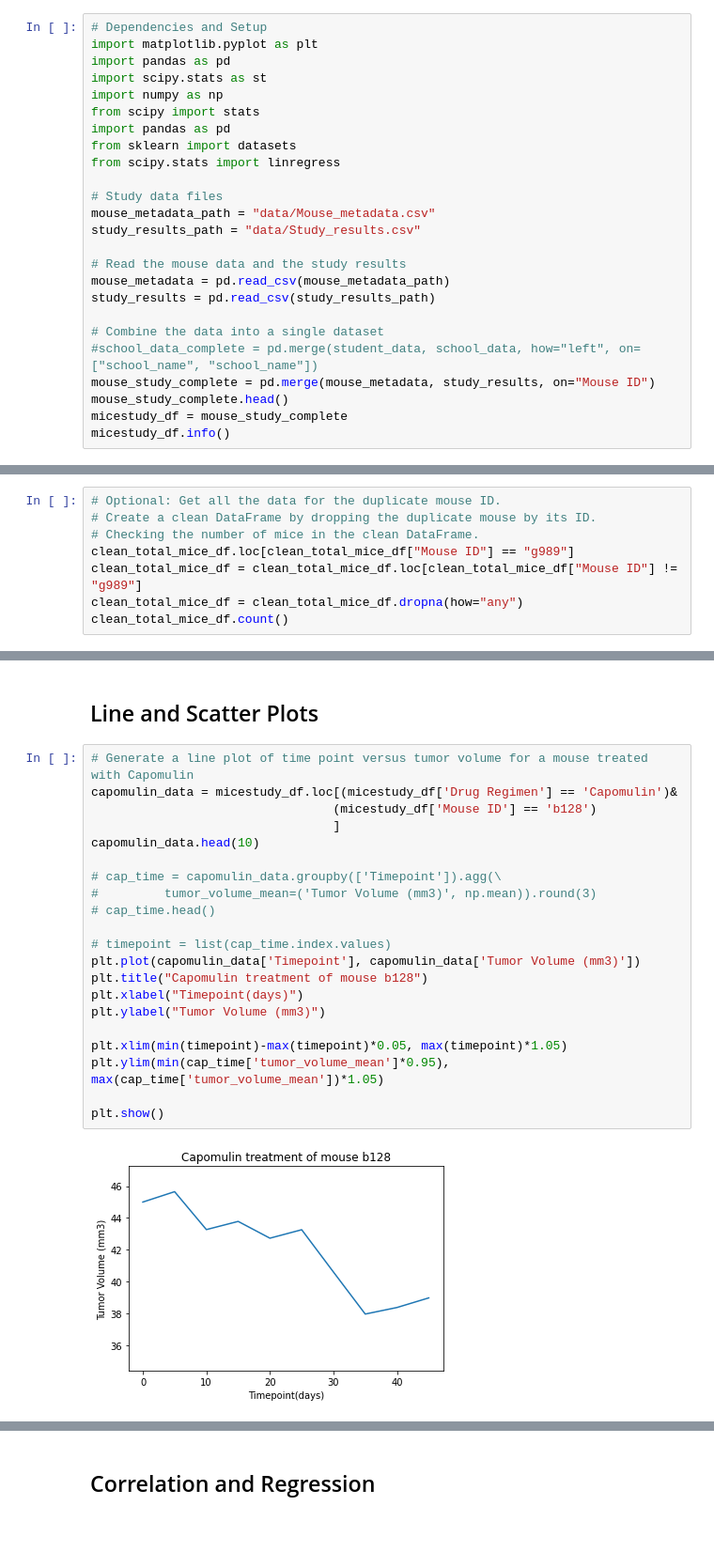
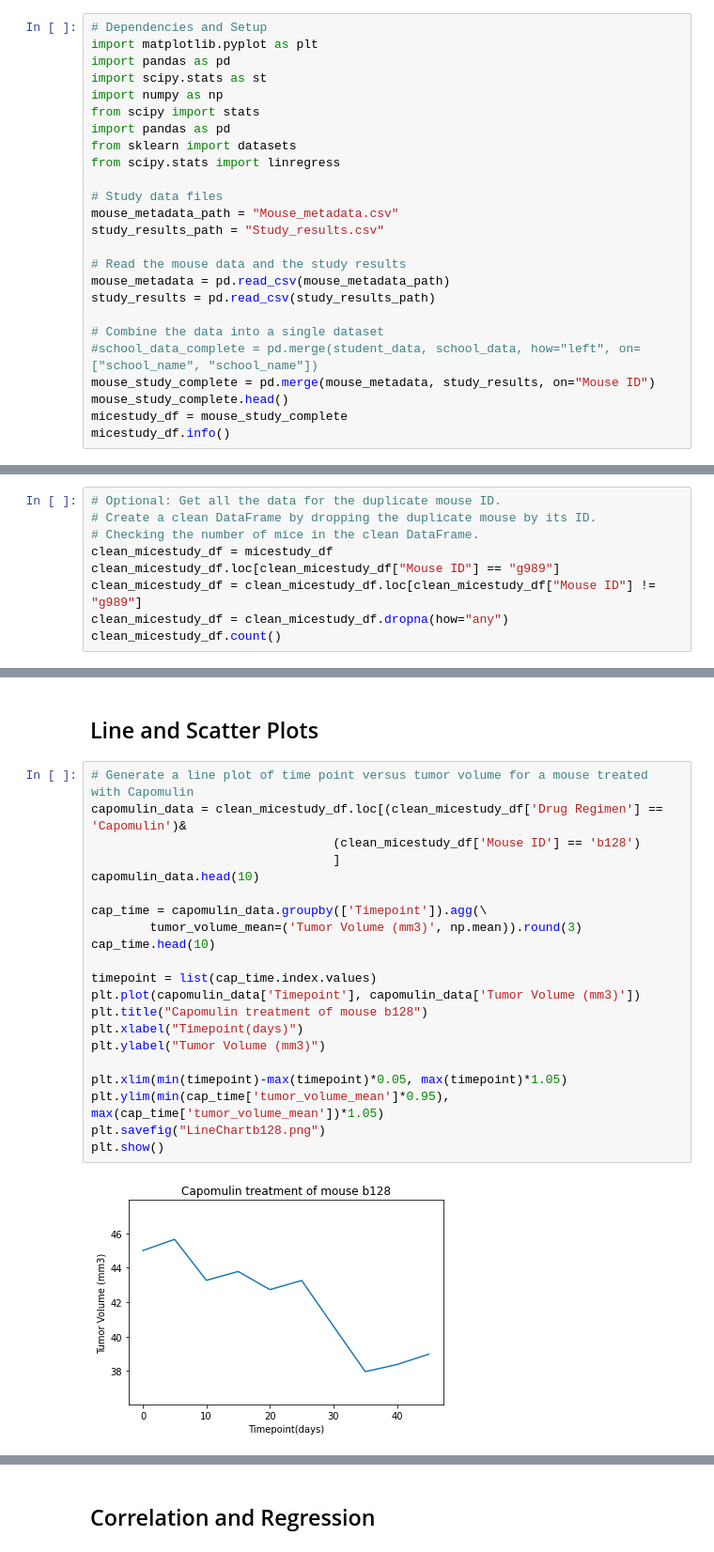
Before and after one commit to lmateo707/pymaceuticals-challenge, a Jupyter notebook: pymaceuticals_starter-checkpoint.ipynb, the cells around one changed output, grey strips where cells are left out. Shown: that part at 94% size. Saved outputs shown, nothing was run; the diff lists cells and outputs as text.

```diff
--- a/pymaceuticals_starter-checkpoint.ipynb
+++ b/pymaceuticals_starter-checkpoint.ipynb
@@ -12,8 +12,8 @@ from sklearn import datasets
 from scipy.stats import linregress
 
 # Study data files
-mouse_metadata_path = "data/Mouse_metadata.csv"
-study_results_path = "data/Study_results.csv"
+mouse_metadata_path = "Mouse_metadata.csv"
+study_results_path = "Study_results.csv"
 
 # Read the mouse data and the study results
 mouse_metadata = pd.read_csv(mouse_metadata_path)
@@ -68,10 +68,11 @@ grouped_mice.loc[grouped_mice["Timepoint"] > 10]
 # Optional: Get all the data for the duplicate mouse ID.
 # Create a clean DataFrame by dropping the duplicate mouse by its ID.
 # Checking the number of mice in the clean DataFrame.
-clean_total_mice_df.loc[clean_total_mice_df["Mouse ID"] == "g989"]
-clean_total_mice_df = clean_total_mice_df.loc[clean_total_mice_df["Mouse ID"] != "g989"]
-clean_total_mice_df = clean_total_mice_df.dropna(how="any")
-clean_total_mice_df.count()
+clean_micestudy_df = micestudy_df
+clean_micestudy_df.loc[clean_micestudy_df["Mouse ID"] == "g989"]
+clean_micestudy_df = clean_micestudy_df.loc[clean_micestudy_df["Mouse ID"] != "g989"]
+clean_micestudy_df = clean_micestudy_df.dropna(how="any")
+clean_micestudy_df.count()
 # %% [output]
 Mouse ID              1880
 Drug Regimen          1880
@@ -306,26 +313,26 @@ plt.show
 ## Line and Scatter Plots
 # %%
 # Generate a line plot of time point versus tumor volume for a mouse treated with Capomulin
-capomulin_data = micestudy_df.loc[(micestudy_df['Drug Regimen'] == 'Capomulin')&
-                                 (micestudy_df['Mouse ID'] == 'b128')
+capomulin_data = clean_micestudy_df.loc[(clean_micestudy_df['Drug Regimen'] == 'Capomulin')&
+                                 (clean_micestudy_df['Mouse ID'] == 'b128')
                                  ]
 capomulin_data.head(10)
 
-# cap_time = capomulin_data.groupby(['Timepoint']).agg(\
-#         tumor_volume_mean=('Tumor Volume (mm3)', np.mean)).round(3)
-# cap_time.head()
+cap_time = capomulin_data.groupby(['Timepoint']).agg(\
+        tumor_volume_mean=('Tumor Volume (mm3)', np.mean)).round(3)
+cap_time.head(10)
 
-# timepoint = list(cap_time.index.values)
+timepoint = list(cap_time.index.values)
 plt.plot(capomulin_data['Timepoint'], capomulin_data['Tumor Volume (mm3)'])
 plt.title("Capomulin treatment of mouse b128")
 plt.xlabel("Timepoint(days)")
 plt.ylabel("Tumor Volume (mm3)")
 
 plt.xlim(min(timepoint)-max(timepoint)*0.05, max(timepoint)*1.05)
 plt.ylim(min(cap_time['tumor_volume_mean']*0.95), max(cap_time['tumor_volume_mean'])*1.05)
-
+plt.savefig("LineChartb128.png")
 plt.show()
 # %% [output]
-[figure, old version]
+[figure, new version]
 # %%
 # Generate a scatter plot of mouse weight versus average tumor volume for the Capomulin regimen
```
Also changed, not shown: parts of 12 cells of this notebook.
